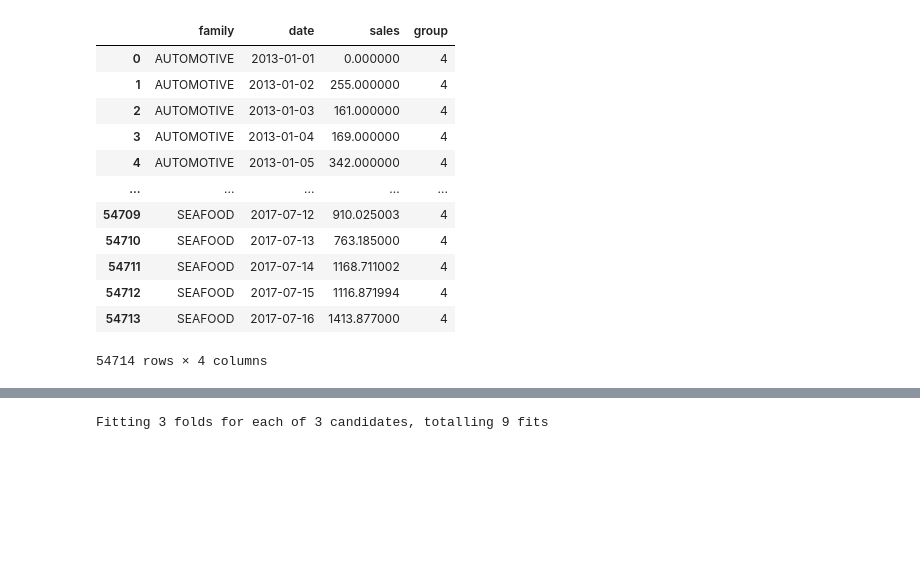
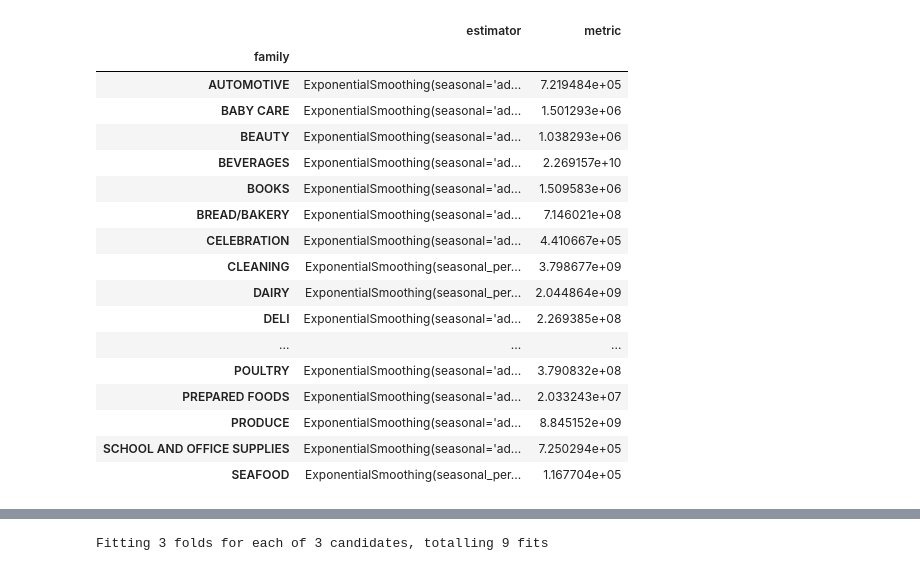
Before and after one commit to matheusfsa/time_series_kedro, a Jupyter notebook: notebooks/training.ipynb, the cells around one changed output, grey strips where cells are left out. Drawn from its saved outputs; the diff is of its cells as text; code cells hidden in the pictures; blank space fills up the shorter version.

```diff
--- a/notebooks/training.ipynb
+++ b/notebooks/training.ipynb
@@ -1,4 +1,7 @@
 # %%
-train = catalog.load("train_data")
+%reload_kedro
+train_data = catalog.load("train_data")
+test_data = catalog.load("eval_data")
 model = catalog.load("params:models.exponential_smoothing")
+best_estimators = catalog.load("best_estimators")
 # %% [output]
@@ -8,27 +52,33 @@ model = catalog.load("params:models.exponential_smoothing")
 from time_series_kedro.pipelines.training.nodes import train_model
 # %%
 out = train_model(
-    train_data,
+    train,
     serie_id="family",
-    serie_target="sales,
-    date_col",
-    model: Dict[str, Any],
-    stride: int,
-    fr_horizon: int,
-    initial: Union[float, int])
+    serie_target="sales",
+    date_col="date",
+    model=model,
+    stride=365,
+    fr_horizon=7,
+    initial=0.5,
+    n_jobs=2)
-# %%
-train
-# %% [output]
-|  | family | date | sales | group |
-| 0 | AUTOMOTIVE | 2013-01-01 | 0.000000 | 4 |
-| 1 | AUTOMOTIVE | 2013-01-02 | 255.000000 | 4 |
-| 2 | AUTOMOTIVE | 2013-01-03 | 161.000000 | 4 |
-| 3 | AUTOMOTIVE | 2013-01-04 | 169.000000 | 4 |
-| 4 | AUTOMOTIVE | 2013-01-05 | 342.000000 | 4 |
-| ... | ... | ... | ... | ... |
-| 54709 | SEAFOOD | 2017-07-12 | 910.025003 | 4 |
-| 54710 | SEAFOOD | 2017-07-13 | 763.185000 | 4 |
-| 54711 | SEAFOOD | 2017-07-14 | 1168.711002 | 4 |
-| 54712 | SEAFOOD | 2017-07-15 | 1116.871994 | 4 |
-| 54713 | SEAFOOD | 2017-07-16 | 1413.877000 | 4 |
-54714 rows × 4 columns
+# %%
+out
+# %% [output]
+|  | estimator | metric |
+| family |  |  |
+| AUTOMOTIVE | ExponentialSmoothing(seasonal='ad... | 7.219484e+05 |
+| BABY CARE | ExponentialSmoothing(seasonal='ad... | 1.501293e+06 |
+| BEAUTY | ExponentialSmoothing(seasonal='ad... | 1.038293e+06 |
+| BEVERAGES | ExponentialSmoothing(seasonal='ad... | 2.269157e+10 |
+| BOOKS | ExponentialSmoothing(seasonal='ad... | 1.509583e+06 |
+| BREAD/BAKERY | ExponentialSmoothing(seasonal='ad... | 7.146021e+08 |
+| CELEBRATION | ExponentialSmoothing(seasonal='ad... | 4.410667e+05 |
+| CLEANING | ExponentialSmoothing(seasonal_per... | 3.798677e+09 |
+| DAIRY | ExponentialSmoothing(seasonal_per... | 2.044864e+09 |
+| DELI | ExponentialSmoothing(seasonal='ad... | 2.269385e+08 |
+| ... | ... | ... |
+| POULTRY | ExponentialSmoothing(seasonal='ad... | 3.790832e+08 |
+| PREPARED FOODS | ExponentialSmoothing(seasonal='ad... | 2.033243e+07 |
+| PRODUCE | ExponentialSmoothing(seasonal='ad... | 8.845152e+09 |
+| SCHOOL AND OFFICE SUPPLIES | ExponentialSmoothing(seasonal='ad... | 7.250294e+05 |
+| SEAFOOD | ExponentialSmoothing(seasonal_per... | 1.167704e+05 |
```
Also changed, not shown: parts of 7 cells of this notebook, 10 other files.
